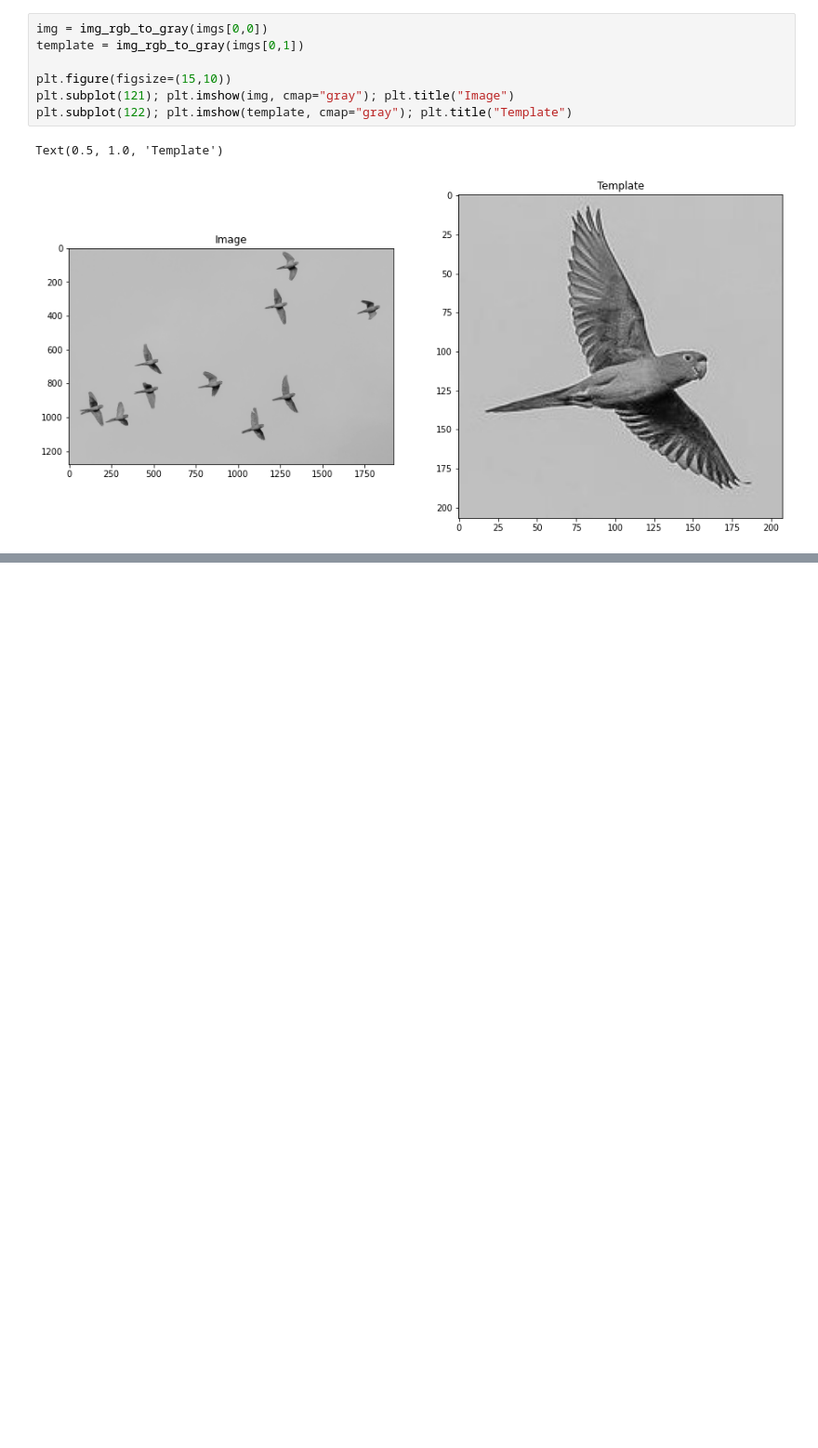
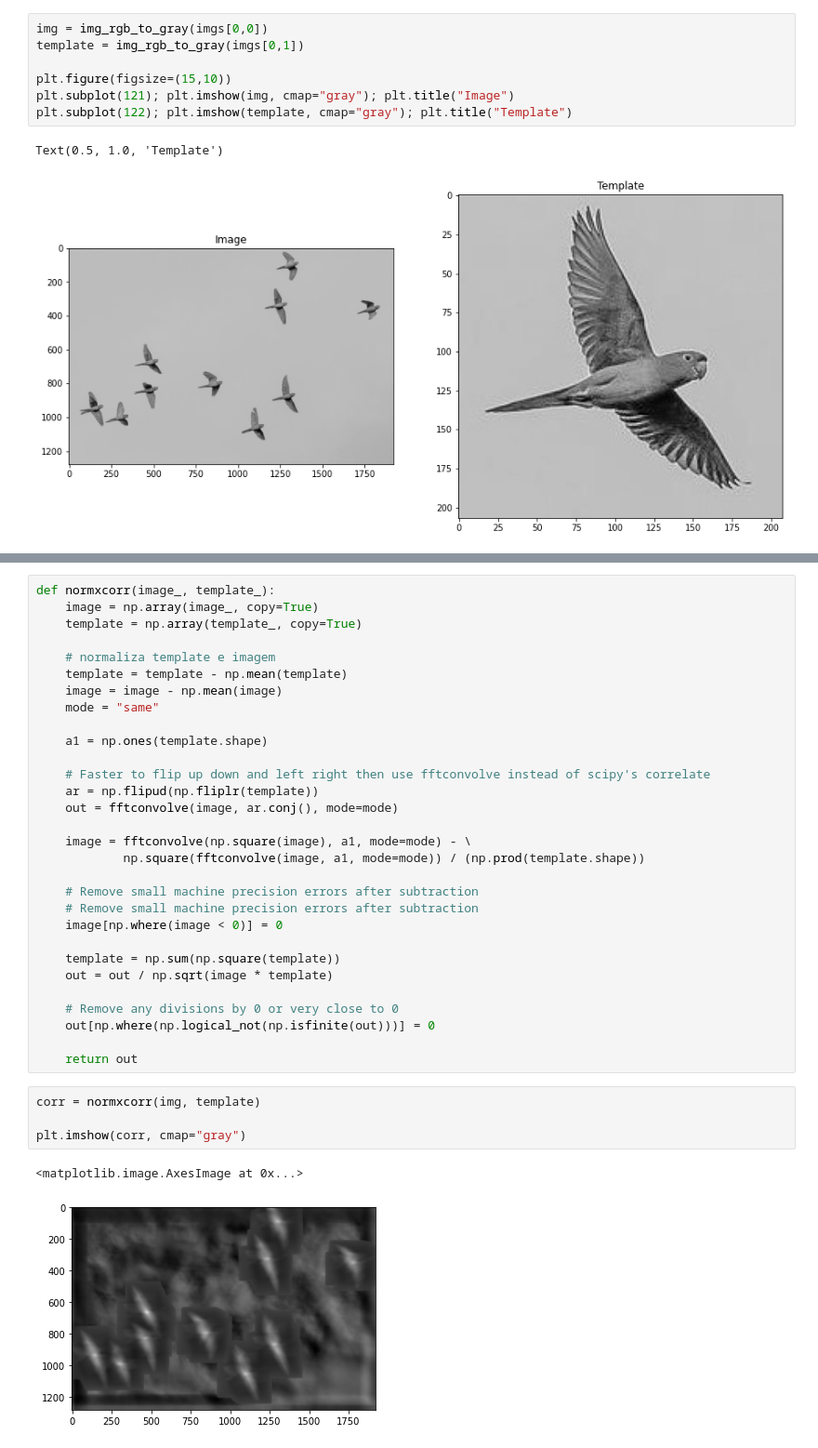
Before and after one commit to enriqueteles/SCC0251---Object-recognition, a Jupyter notebook: Object recognition.ipynb, the cells around one changed output, grey strips where cells are left out. Shown: that part at 93% size. Saved outputs shown, nothing was run; the diff lists cells and outputs as text; blank space fills up the shorter version.

```diff
--- a/Object recognition.ipynb
+++ b/Object recognition.ipynb
@@ -70,0 +78,37 @@ Text(0.5, 1.0, 'Template')
+# %%
+def normxcorr(image_, template_):
+    image = np.array(image_, copy=True)
+    template = np.array(template_, copy=True)
+
+    # normaliza template e imagem
+    template = template - np.mean(template)
+    image = image - np.mean(image)
+    mode = "same"
+
+    a1 = np.ones(template.shape)
+
+    # Faster to flip up down and left right then use fftconvolve instead of scipy's correlate
+    ar = np.flipud(np.fliplr(template))
+    out = fftconvolve(image, ar.conj(), mode=mode)
+
+    image = fftconvolve(np.square(image), a1, mode=mode) - \
+            np.square(fftconvolve(image, a1, mode=mode)) / (np.prod(template.shape))
+
+    # Remove small machine precision errors after subtraction
+    # Remove small machine precision errors after subtraction
+    image[np.where(image < 0)] = 0
+
+    template = np.sum(np.square(template))
+    out = out / np.sqrt(image * template)
+
+    # Remove any divisions by 0 or very close to 0
+    out[np.where(np.logical_not(np.isfinite(out)))] = 0
+
+    return out
+# %%
+corr = normxcorr(img, template)
+
+plt.imshow(corr, cmap="gray")
+# %% [output]
+<matplotlib.image.AxesImage at 0x...>
+[figure, added]
```
Also changed, not shown: parts of 1 cell of this notebook.
